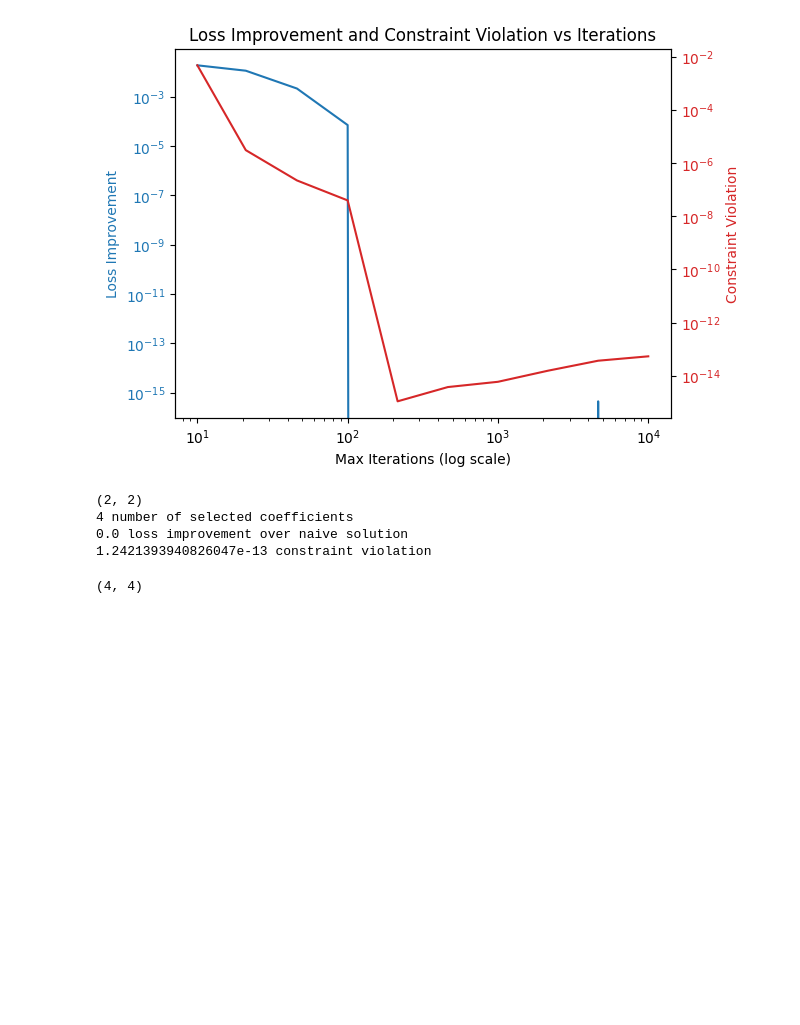
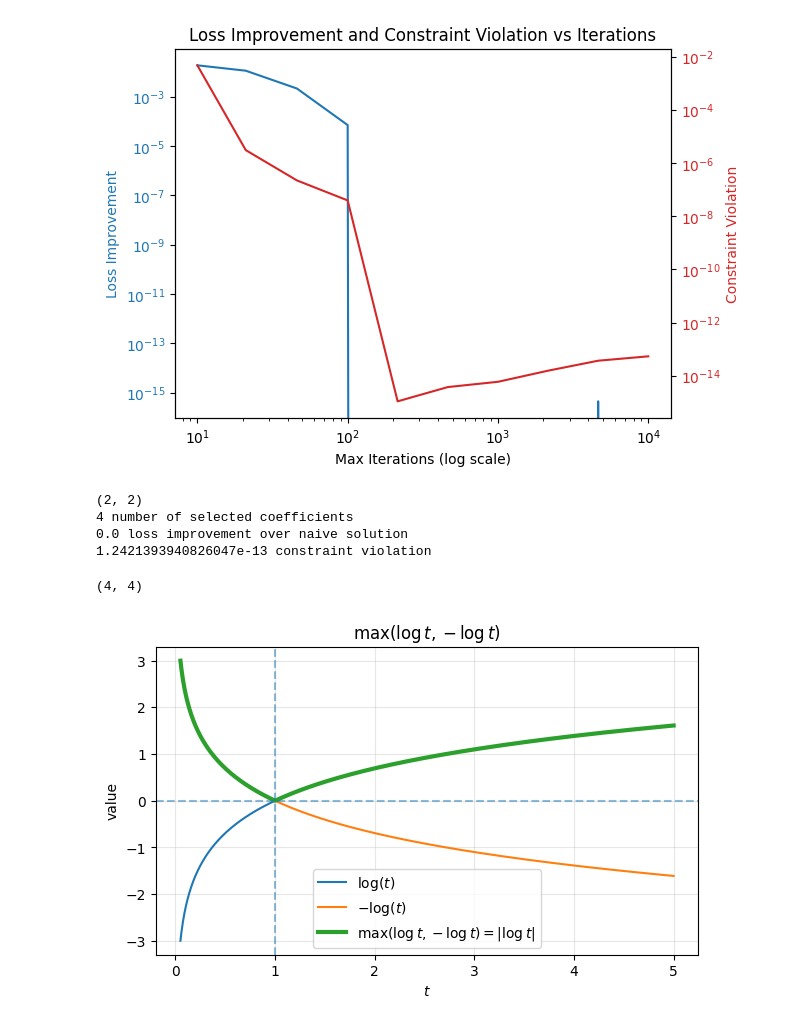
Before and after one commit to sjkoelle/isometry-pursuit, a Jupyter notebook: great_experiments_in_isometry.ipynb, the cells around one changed output. Drawn from its saved outputs; the diff is of its cells as text; code cells hidden in the pictures; blank space fills up the shorter version.

```diff
--- a/great_experiments_in_isometry.ipynb
+++ b/great_experiments_in_isometry.ipynb
@@ -624,3 +624,30 @@ beta.shape
 # and losses stayed constrait.
 # this basically means there are
 # i thought looks star convex.  Why is 5 different?  Small loss but big constraint violation
+# %%
+import numpy as np
+import matplotlib.pyplot as plt
+
+# t > 0
+t = np.linspace(0.05, 5, 1000)
+
+y1 = np.log(t)
+y2 = -np.log(t)
+y_max = np.maximum(y1, y2)
+
+plt.figure(figsize=(7, 4))
+plt.plot(t, y1, label=r'$\log(t)$')
+plt.plot(t, y2, label=r'$-\log(t)$')
+plt.plot(t, y_max, linewidth=3, label=r'$\max(\log t, -\log t)=|\log t|$')
+
+plt.axvline(1, linestyle='--', alpha=0.5)
+plt.axhline(0, linestyle='--', alpha=0.5)
+
+plt.xlabel(r'$t$')
+plt.ylabel('value')
+plt.title(r'$\max(\log t, -\log t)$')
+plt.legend()
+plt.grid(True, alpha=0.3)
+plt.show()
+# %% [output]
+[figure, added]
```
Also changed, not shown: parts of 1 cell of this notebook, 19 other files.
